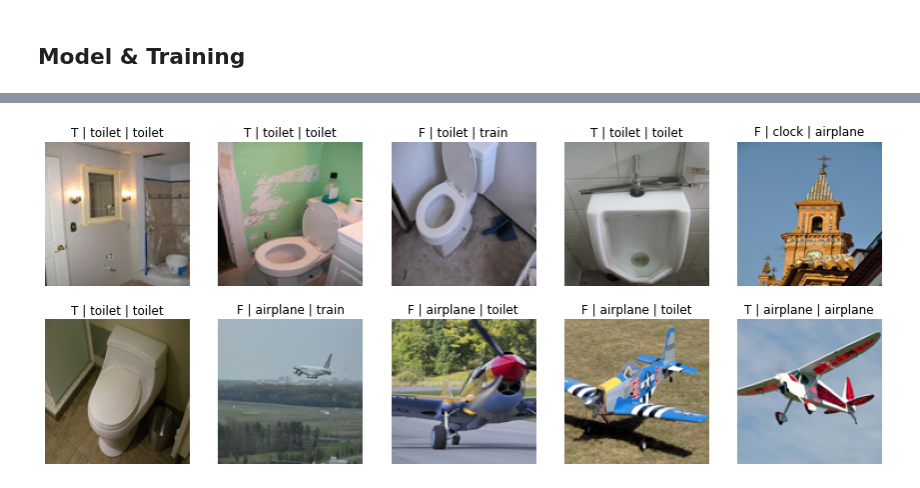
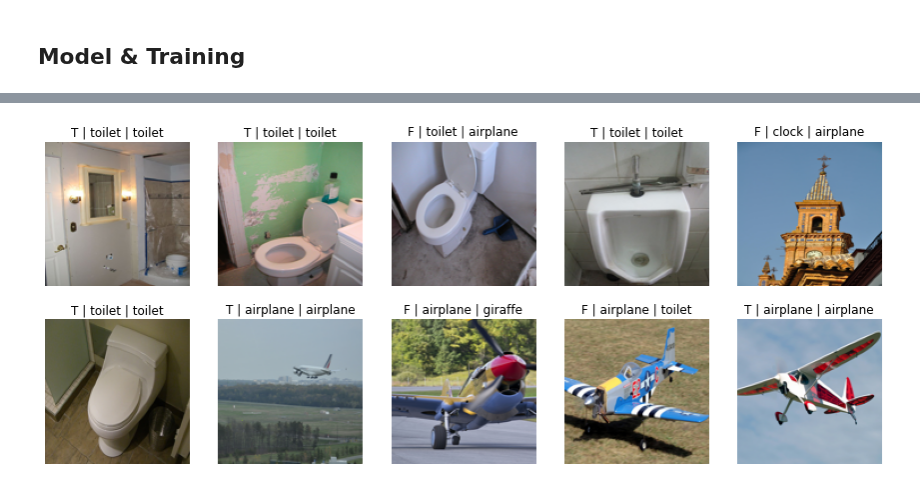
Before and after one commit to mccallion/rory, a Jupyter notebook: _20200923_mnist_03_coco_data.ipynb, the cells around one changed output, grey strips where cells are left out. Saved outputs shown, nothing was run; the diff lists cells and outputs as text; code cells hidden in the pictures.

```diff
--- a/_20200923_mnist_03_coco_data.ipynb
+++ b/_20200923_mnist_03_coco_data.ipynb
@@ -76,26 +98,4 @@ Create subset and throw it in a dl.
 # %%
-### Init data ###
-### Grab data & grab singletons ###
-data = L(zip(paths, largest_lbl))
-num_labels = L(len(l) for l in lbls)
-singletons = data[num_labels.map(lambda n:n==1)]
-
-### Given a lbl, grab all paths with that label ###
-path2lbl = {p:l for p,l in singletons}
-def get_lbl(path): return path2lbl[path]
-transposed = list(zip(*singletons))
-lbl2paths = {l:[p for p in transposed[0] if get_lbl(p) == l]
-             for l in set(transposed[1])}
-
-### Grab labels with more than 500 singleton ims ###
-lbl_subset = []
-for lbl in lbl2paths:
-    l = len(lbl2paths[lbl])
-    if l > 500: lbl_subset += [lbl]
-
-### Grab ims in label_subset ###
-data_subset = L(s for s in singletons if s[1] in lbl_subset)
-
 ### Convert to tensors ###
 # paths to tensors
 def open_im(imp, size=128):
@@ -115,6 +115,3 @@ lie = list(zip(lbl_subset, range(n_cls), tensor(encs)))
 lbl2enc = {l:e for l,i,e in lie}
 idx2lbl = {i:l for l,i,e in lie}
 encrepr2lbl = {repr(tensor(e)):l for l,i,e in lie}
-# convert and create dl
-ds = [(open_im(path), lbl2enc[lbl]) for path, lbl in data_subset]
-dl = DataLoader(ds, batch_size=64, shuffle=True)
@@ -243,17 +257,14 @@ n_cls         = len(lbl_subset)
 batch_size    = 64
 hidden_params = 30
 lr            = .005
-nepochs       = 100
+nepochs       = 30
 nsessions     = 4
 
-# inits
-mod           = init_mod(im_size, n_cls, hidden_params)
-stepper       = ParamStepper(mod.parameters(), lr)
-
 # train
-accs = train_n_epochs(dl, mod, stepper, nepochs)
+accs, mods = train_n_sessions(dl, im_size, n_cls, hidden_params, nepochs, lr, nsessions)
+accs_t = tensor(accs).reshape(nsessions,nepochs)
 
 # view results
-print(max(accs))
-show_preds(mod, ds);
+print("Max accuracy:",round(accs_t.max().item(),4))
+pd.DataFrame(accs_t.numpy())
 # %% [output]
@@ -292,4 +288,4 @@ Max accuracy: 0.3351
 # %%
-show_preds(mods[0],ds)
+show_preds(mods[2],ds)
 # %% [output]
-[figure, old version]
+[figure, new version]
```
Also changed, not shown: parts of 18 cells of this notebook, 2 other files.
